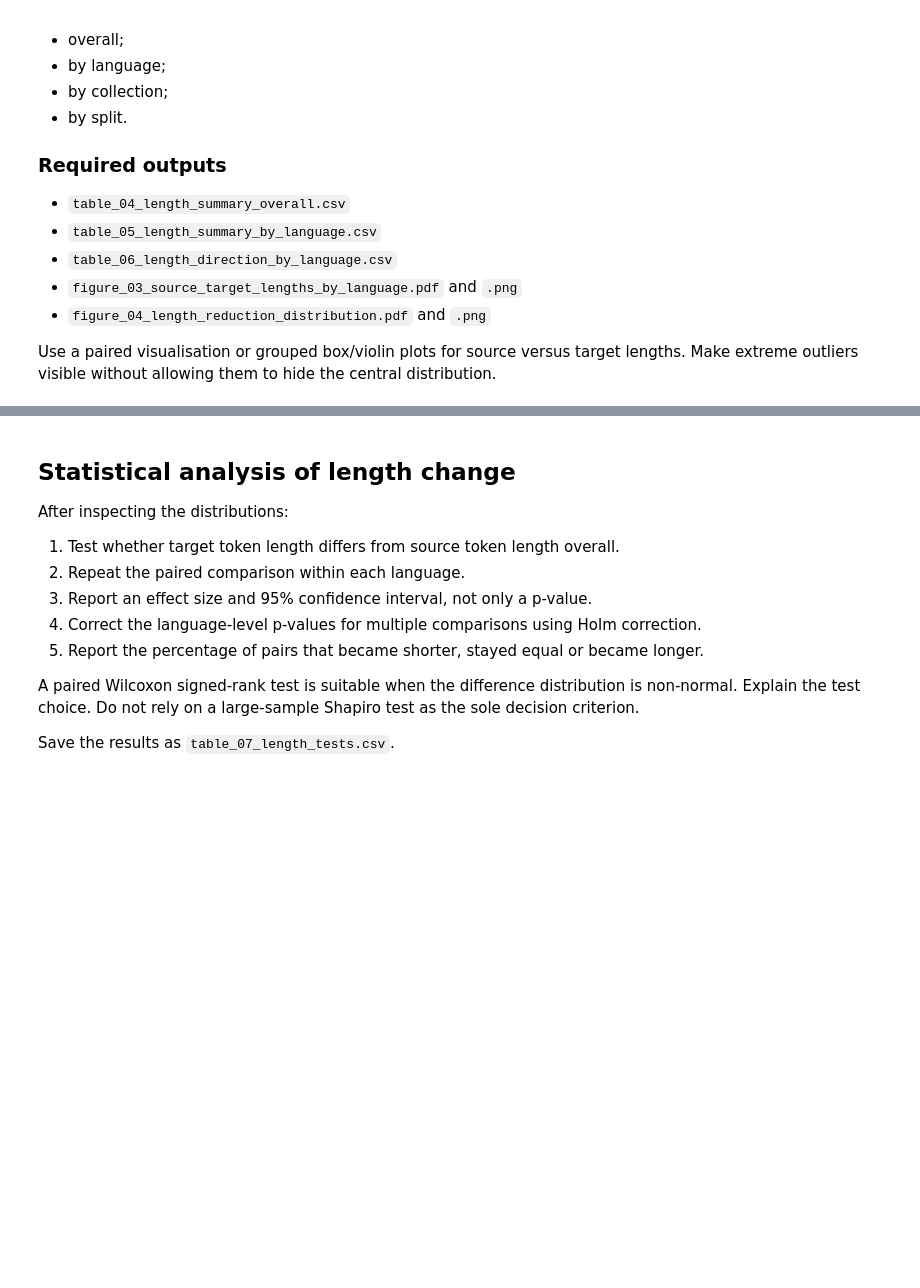
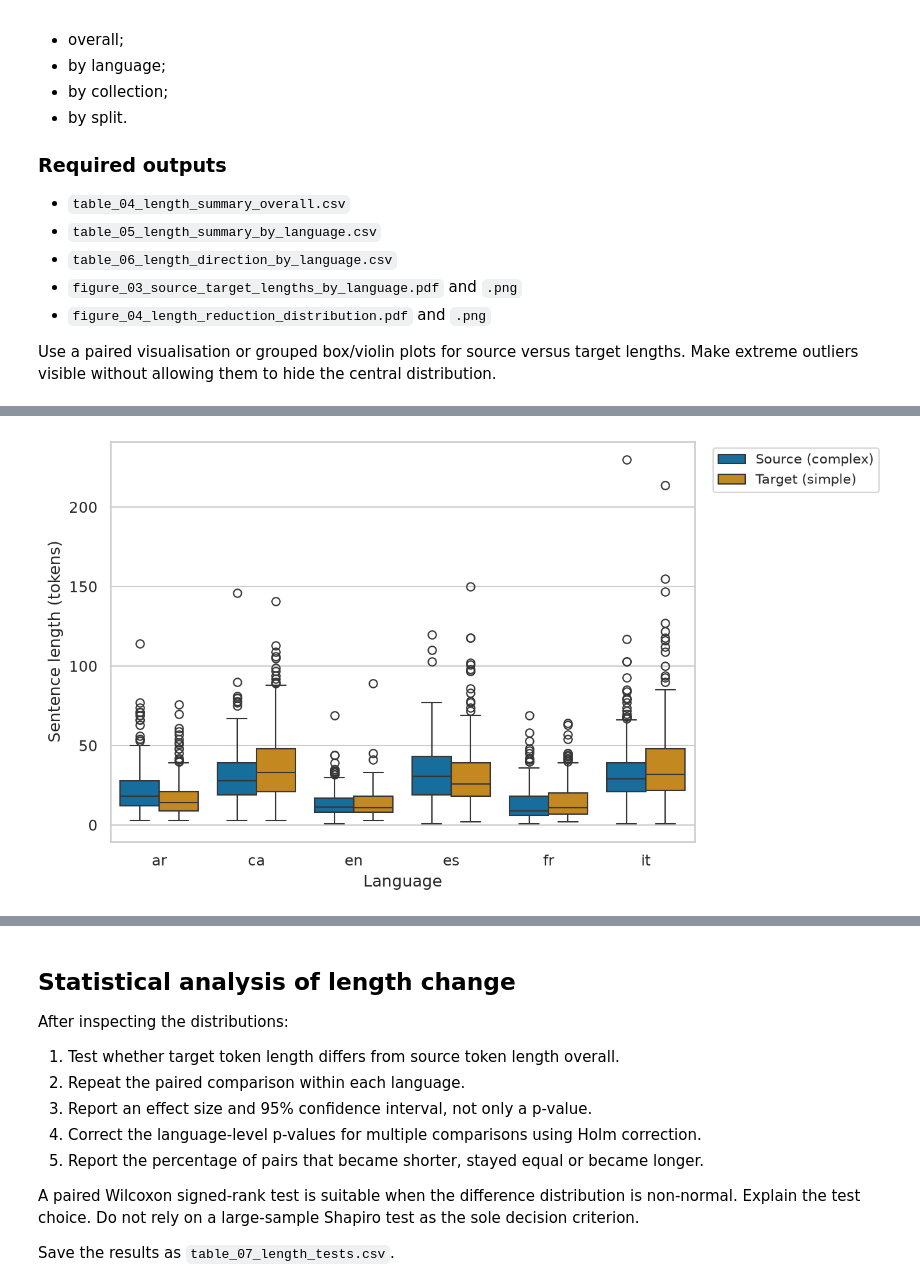
Before and after one commit to Owais-Mahmood/Interpretating-Readability-Evaluation-with-Explainable-AI, a Jupyter notebook: Task1/01_Dataset_statistical_and_strategy_analysis.ipynb, the cells around one changed output, grey strips where cells are left out. Drawn from its saved outputs; the diff is of its cells as text; code cells hidden in the pictures; blank space fills up the shorter version.

```diff
--- a/Task1/01_Dataset_statistical_and_strategy_analysis.ipynb
+++ b/Task1/01_Dataset_statistical_and_strategy_analysis.ipynb
@@ -270,3 +680,101 @@ Report count, mean, standard deviation, median, Q1, Q3, minimum and maximum for
 - `figure_04_length_reduction_distribution.pdf` and `.png`
 
 Use a paired visualisation or grouped box/violin plots for source versus target lengths. Make extreme outliers visible without allowing them to hide the central distribution.
+# %%
+# 4. Sentence-length analysis
+
+# Derived variables
+pairs["length_difference"] = pairs["n_target_tokens"] - pairs["n_source_tokens"]
+pairs["tokens_removed"] = pairs["n_source_tokens"] - pairs["n_target_tokens"]
+pairs["length_reduction_rate"] = (pairs["n_source_tokens"] - pairs["n_target_tokens"]) / pairs["n_source_tokens"]
+
+def direction(row):
+    if row["n_target_tokens"] < row["n_source_tokens"]:
+        return "shorter"
+    elif row["n_target_tokens"] > row["n_source_tokens"]:
+        return "longer"
+    return "same"
+
+pairs["length_direction"] = pairs.apply(direction, axis=1)
+
+# Descriptive statistics helper
+def describe_group(df, value_cols, group_col=None):
+    rows = []
+    groups = [("overall", df)] if group_col is None else list(df.groupby(group_col))
+    for group_value, group_df in groups:
+        for col in value_cols:
+            s = group_df[col]
+            rows.append({
+                "group": group_value,
+                "variable": col,
+                "count": s.count(),
+                "mean": s.mean(),
+                "std": s.std(),
+                "median": s.median(),
+                "q1": s.quantile(0.25),
+                "q3": s.quantile(0.75),
+                "min": s.min(),
+                "max": s.max(),
+            })
+    return pd.DataFrame(rows)
+
+length_vars = [
+    "n_source_tokens", "n_target_tokens", "length_difference",
+    "tokens_removed", "length_reduction_rate",
+]
+
+# table_04: overall
+table_04 = describe_group(pairs, length_vars)
+table_04.to_csv(TABLES_DIR / "table_04_length_summary_overall.csv", index=False)
+
+# table_05: by language
+table_05 = describe_group(pairs, length_vars, group_col="language")
+table_05.to_csv(TABLES_DIR / "table_05_length_summary_by_language.csv", index=False)
+
+# Also compute by collection and by split, for completeness
+table_05_by_collection = describe_group(pairs, length_vars, group_col="collection")
+table_05_by_split = describe_group(pairs, length_vars, group_col="split")
+
+# table_06: length direction by language
+table_06 = pd.crosstab(pairs["language"], pairs["length_direction"], normalize="index") * 100
+table_06["n_pairs"] = pairs.groupby("language").size()
+table_06.to_csv(TABLES_DIR / "table_06_length_direction_by_language.csv")
+
+print("=== table_04: overall length summary ===")
+print(table_04.to_string(index=False))
+print()
+print("=== table_05: length summary by language (source/target tokens only) ===")
+print(table_05[table_05["variable"].isin(["n_source_tokens", "n_target_tokens"])].to_string(index=False))
+print()
+print("=== table_06: length direction by language (%) ===")
+print(table_06.to_string())
+
+# Figure 3: paired source vs target lengths by language
+plot_df = pairs.melt(
+    id_vars=["language"],
+    value_vars=["n_source_tokens", "n_target_tokens"],
+    var_name="side", value_name="n_tokens"
+)
+plot_df["side"] = plot_df["side"].map({"n_source_tokens": "Source (complex)", "n_target_tokens": "Target (simple)"})
+
+fig, ax = plt.subplots(figsize=(9, 5))
+sns.boxplot(data=plot_df, x="language", y="n_tokens", hue="side", ax=ax, palette="colorblind", showfliers=True)
+ax.set_xlabel("Language")
+ax.set_ylabel("Sentence length (tokens)")
+ax.legend(title=None, bbox_to_anchor=(1.02, 1), loc="upper left")
+fig.tight_layout()
+fig.savefig(FIGURES_DIR / "figure_03_source_target_lengths_by_language.pdf")
+fig.savefig(FIGURES_DIR / "figure_03_source_target_lengths_by_language.png", dpi=300)
+plt.show()
+
+# Figure 4: length reduction rate distribution
+fig, ax = plt.subplots(figsize=(8, 4.5))
+sns.histplot(data=pairs, x="length_reduction_rate", hue="language", element="step", stat="density", common_norm=False, ax=ax, palette="colorblind")
+ax.set_xlabel("Length reduction rate")
+ax.set_ylabel("Density")
+ax.axvline(0, color="black", linestyle="--", linewidth=0.8)
+fig.tight_layout()
+fig.savefig(FIGURES_DIR / "figure_04_length_reduction_distribution.pdf")
+fig.savefig(FIGURES_DIR / "figure_04_length_reduction_distribution.png", dpi=300)
+plt.show()
+# %% [output]
@@ -272,0 +798 @@ Use a paired visualisation or grouped box/violin plots for source versus target
+[figure, added]
```
Also changed, not shown: parts of 18 cells of this notebook, 27 other files.
